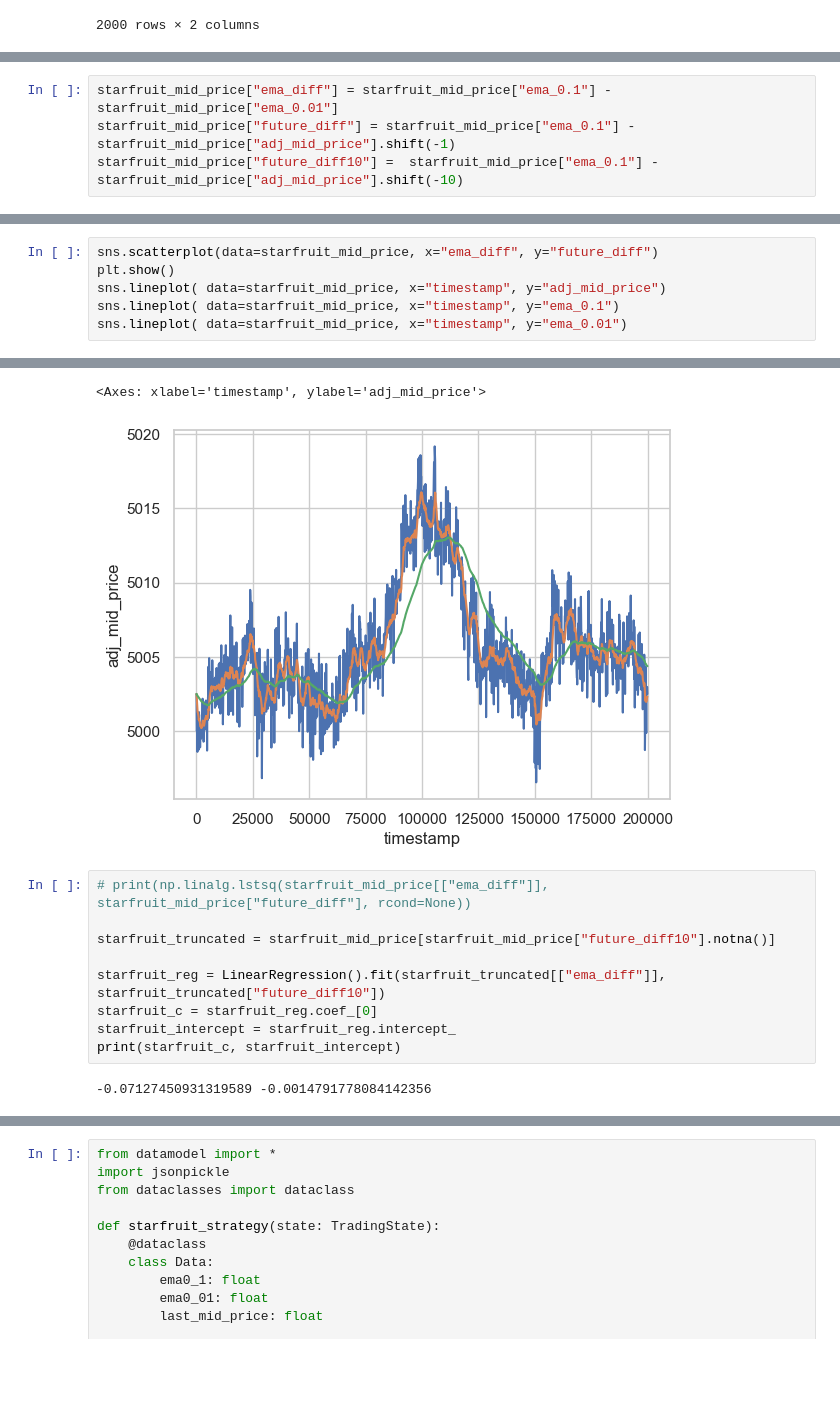
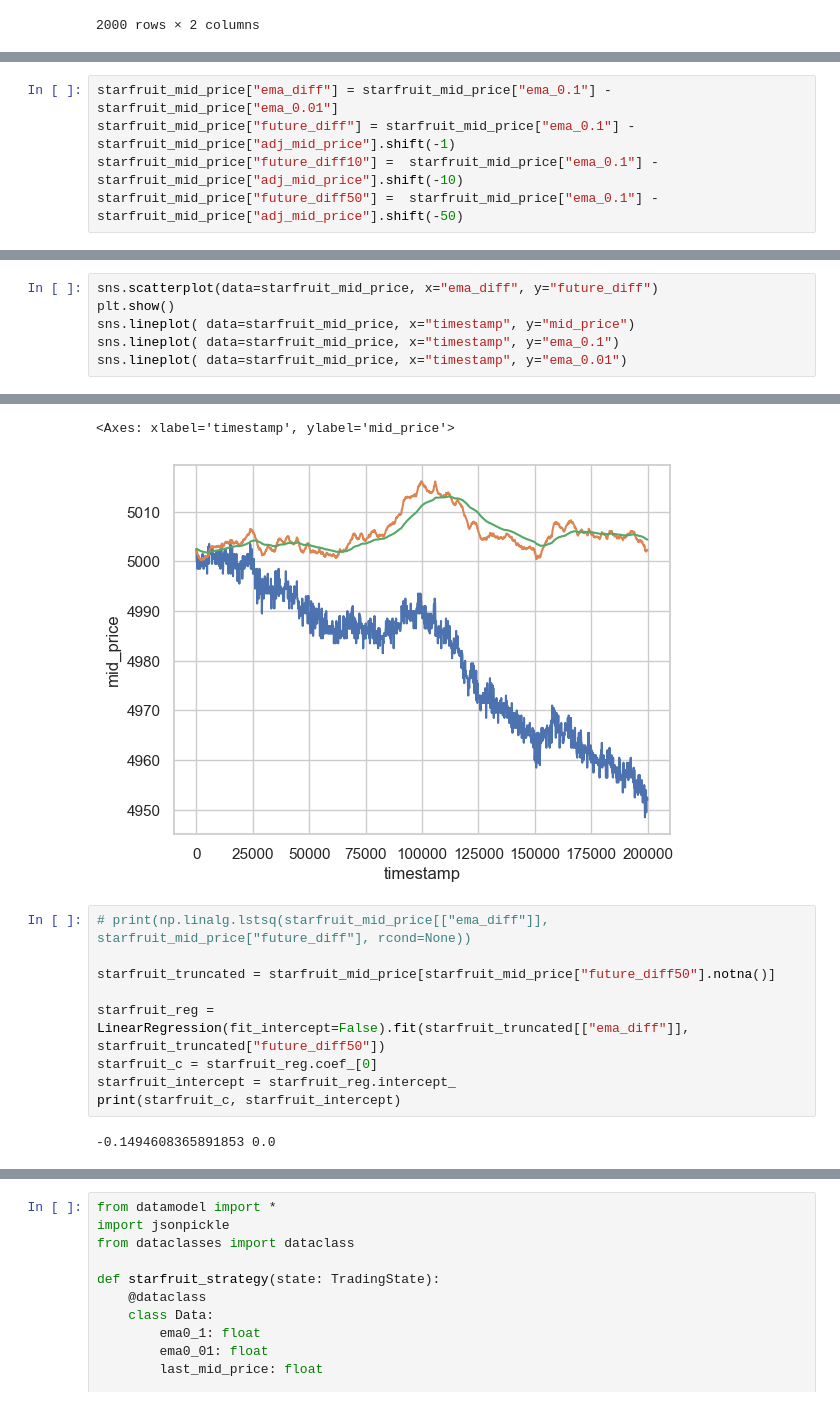
Before and after one commit to dakshox/Prosperity, a Jupyter notebook: tutorial-round/thien-work/analyse.ipynb, the cells around one changed output, grey strips where cells are left out. Saved outputs shown, nothing was run; the diff lists cells and outputs as text; blank space fills up the shorter version.

```diff
--- a/tutorial-round/thien-work/analyse.ipynb
+++ b/tutorial-round/thien-work/analyse.ipynb
@@ -151,6 +185,7 @@ display(starfruit_mid_price)
 starfruit_mid_price["ema_diff"] = starfruit_mid_price["ema_0.1"] - starfruit_mid_price["ema_0.01"]
 starfruit_mid_price["future_diff"] = starfruit_mid_price["ema_0.1"] - starfruit_mid_price["adj_mid_price"].shift(-1)
 starfruit_mid_price["future_diff10"] =  starfruit_mid_price["ema_0.1"] - starfruit_mid_price["adj_mid_price"].shift(-10)
+starfruit_mid_price["future_diff50"] =  starfruit_mid_price["ema_0.1"] - starfruit_mid_price["adj_mid_price"].shift(-50)
 # %%
 starfruit_mid_price.head()
 # %% [output]
@@ -175,21 +212,21 @@ starfruit_mid_price.corr()
 # %%
 sns.scatterplot(data=starfruit_mid_price, x="ema_diff", y="future_diff")
 plt.show()
-sns.lineplot( data=starfruit_mid_price, x="timestamp", y="adj_mid_price")
+sns.lineplot( data=starfruit_mid_price, x="timestamp", y="mid_price")
 sns.lineplot( data=starfruit_mid_price, x="timestamp", y="ema_0.1")
 sns.lineplot( data=starfruit_mid_price, x="timestamp", y="ema_0.01")
 # %% [output]
 [figure]
-<Axes: xlabel='timestamp', ylabel='adj_mid_price'>
+<Axes: xlabel='timestamp', ylabel='mid_price'>
-[figure, old version]
+[figure, new version]
 # %%
 # print(np.linalg.lstsq(starfruit_mid_price[["ema_diff"]], starfruit_mid_price["future_diff"], rcond=None))
 
-starfruit_truncated = starfruit_mid_price[starfruit_mid_price["future_diff10"].notna()]
+starfruit_truncated = starfruit_mid_price[starfruit_mid_price["future_diff50"].notna()]
 
-starfruit_reg = LinearRegression().fit(starfruit_truncated[["ema_diff"]], starfruit_truncated["future_diff10"])
+starfruit_reg = LinearRegression(fit_intercept=False).fit(starfruit_truncated[["ema_diff"]], starfruit_truncated["future_diff50"])
 starfruit_c = starfruit_reg.coef_[0]
 starfruit_intercept = starfruit_reg.intercept_
 print(starfruit_c, starfruit_intercept)
 # %% [output]
--0.07127450931319589 -0.0014791778084142356
+-0.1494608365891853 0.0
```
Also changed, not shown: parts of 7 cells of this notebook, 1 other file.
